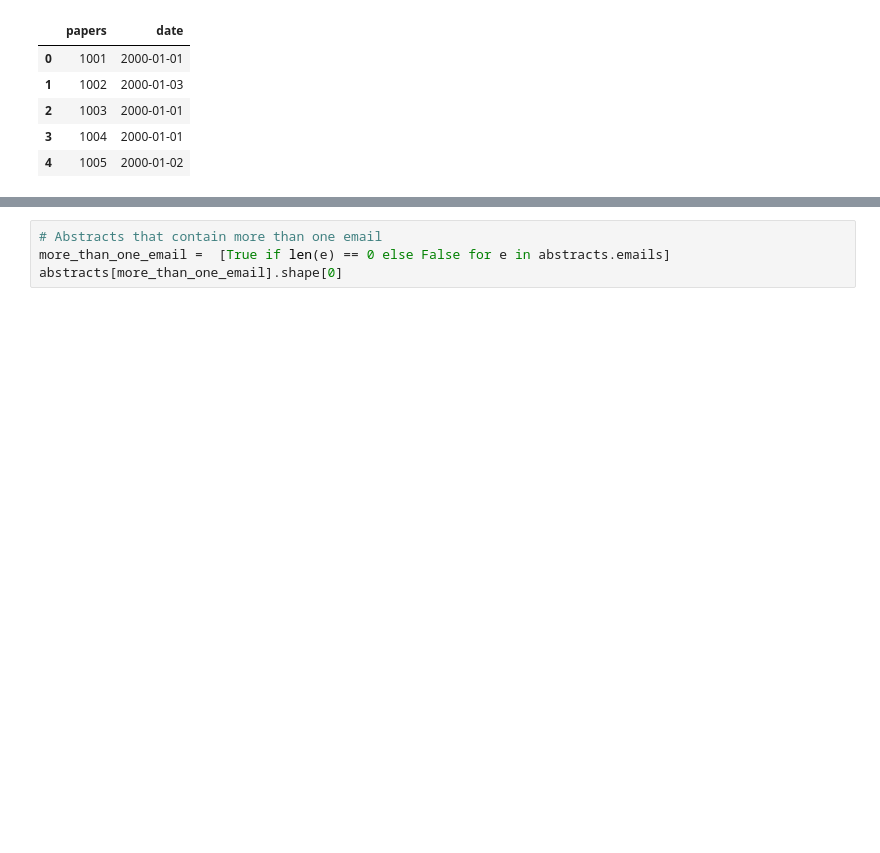
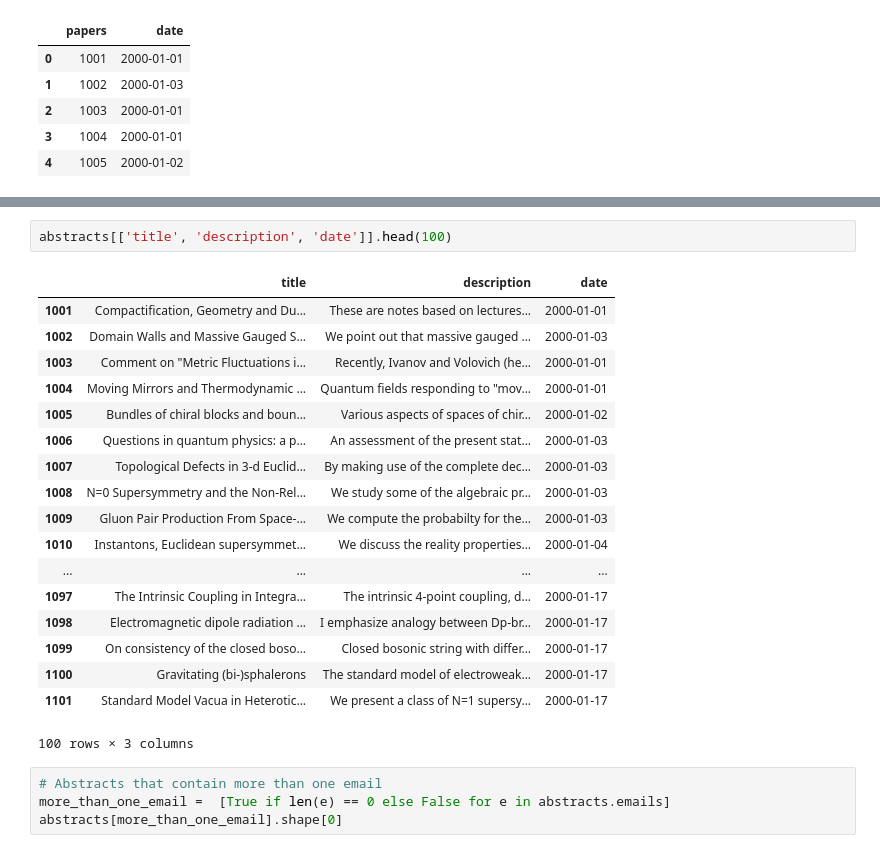
Before and after one commit to ajmaradiaga/dmsn-group15-citation-networks, a Jupyter notebook: preprocessing-dataset.ipynb, the cells around one changed output, grey strips where cells are left out. Drawn from its saved outputs; the diff is of its cells as text; blank space fills up the shorter version.

Commit message:
Adding abstracts text-analysis

```diff
--- a/preprocessing-dataset.ipynb
+++ b/preprocessing-dataset.ipynb
@@ -390,3 +404,24 @@ abstract_dates.head()
+# %%
+abstracts[['title', 'description', 'date']].head(100)
+# %% [output]
+|  | title | description | date |
+| 1001 | Compactification, Geometry and Du... | These are notes based on lectures... | 2000-01-01 |
+| 1002 | Domain Walls and Massive Gauged S... | We point out that massive gauged ... | 2000-01-03 |
+| 1003 | Comment on "Metric Fluctuations i... | Recently, Ivanov and Volovich (he... | 2000-01-01 |
+| 1004 | Moving Mirrors and Thermodynamic ... | Quantum fields responding to "mov... | 2000-01-01 |
+| 1005 | Bundles of chiral blocks and boun... | Various aspects of spaces of chir... | 2000-01-02 |
+| 1006 | Questions in quantum physics: a p... | An assessment of the present stat... | 2000-01-03 |
+| 1007 | Topological Defects in 3-d Euclid... | By making use of the complete dec... | 2000-01-03 |
+| 1008 | N=0 Supersymmetry and the Non-Rel... | We study some of the algebraic pr... | 2000-01-03 |
+| 1009 | Gluon Pair Production From Space-... | We compute the probabilty for the... | 2000-01-03 |
+| 1010 | Instantons, Euclidean supersymmet... | We discuss the reality properties... | 2000-01-04 |
+| ... | ... | ... | ... |
+| 1097 | The Intrinsic Coupling in Integra... | The intrinsic 4-point coupling, d... | 2000-01-17 |
+| 1098 | Electromagnetic dipole radiation ... | I emphasize analogy between Dp-br... | 2000-01-17 |
+| 1099 | On consistency of the closed boso... | Closed bosonic string with differ... | 2000-01-17 |
+| 1100 | Gravitating (bi-)sphalerons | The standard model of electroweak... | 2000-01-17 |
+| 1101 | Standard Model Vacua in Heterotic... | We present a class of N=1 supersy... | 2000-01-17 |
+100 rows × 3 columns
 # %%
 # Abstracts that contain more than one email
 more_than_one_email =  [True if len(e) == 0 else False for e in abstracts.emails]
```
Also changed, not shown: parts of 4 cells of this notebook, 13 other files.
